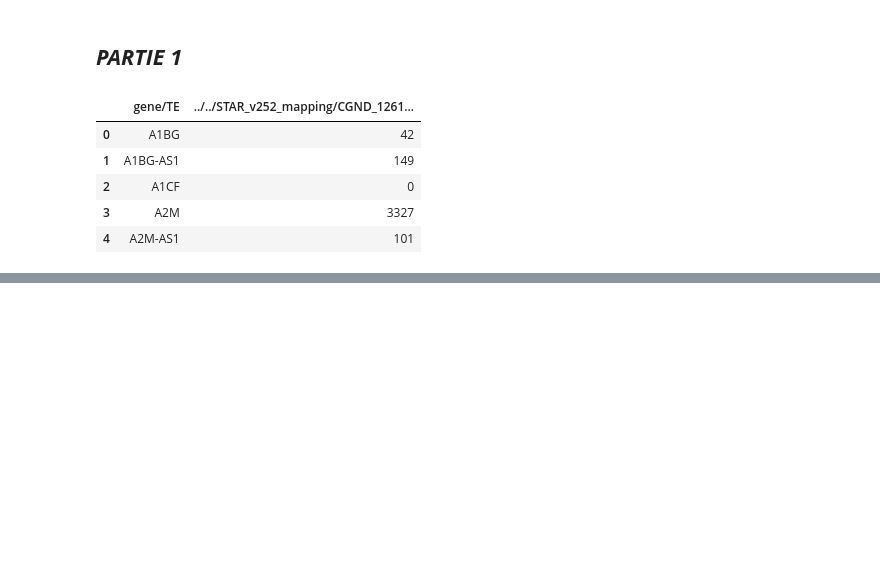
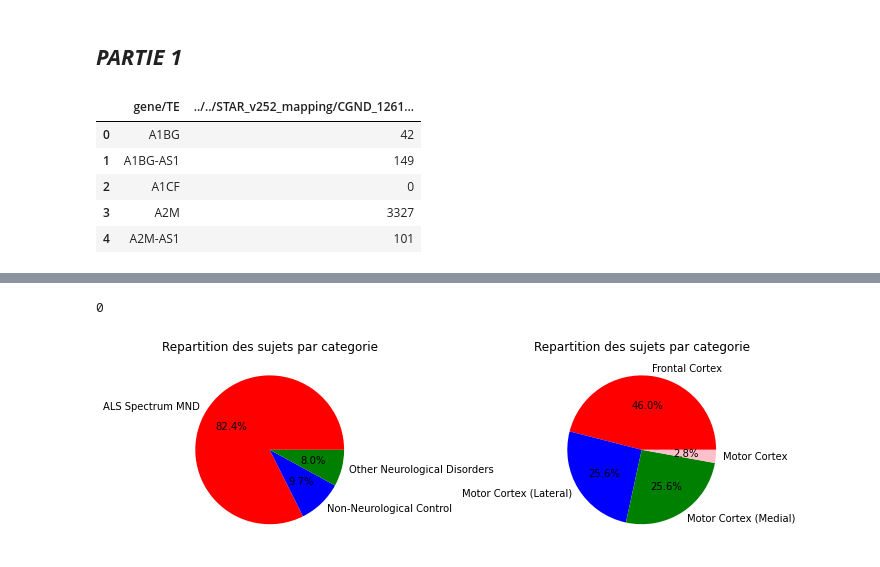
Before and after one commit to SamSamV/Bio-info, a Jupyter notebook: main.ipynb, the cells around one changed output, grey strips where cells are left out. Cells and saved outputs as stored; diff of their text form; code cells hidden in the pictures; blank space fills up the shorter version.

```diff
--- a/main.ipynb
+++ b/main.ipynb
@@ -243,0 +278,43 @@ plt.plot(val)
+# %%
+class MyDataFrame2:
+
+    def __init__(self, folder_path):
+        self.__data_matrix = []
+
+    def get_data_matrix(self):
+        return self.__data_matrix
+
+    def set_data_matrix(self,dataFrame):
+        self.__data_matrix = dataFrame
+
+    def is_positive(self,index):
+        if "ALS" in self.get_data_matrix().loc[index, "sample group"]:
+            return 1
+        else:
+            return 0
+
+    def is_positive2(self,index):
+        if "sALS" in self.get_data_matrix().loc[index, "diagnosis"]:
+            return 1
+        else:
+            return 0
+
+    def represent_both(self):
+        fig, axes = plt.subplots(nrows=1, ncols=2, figsize=(10, 5))
+
+        # Plot the first figure on the left side
+        counts = self.__data_matrix['sample group'].value_counts(normalize=True)*100
+        axes[0].pie(counts.values, labels = counts.index, autopct='%1.1f%%',colors=['red','blue','green'])
+        axes[0].set_title('Repartition des sujets par categorie')
+
+        # Plot the second figure on the right side
+        counts = self.__data_matrix['cns subregion'].value_counts(normalize=True)*100
+        axes[1].pie(counts.values, labels= counts.index, autopct='%1.1f%%', colors=['red','blue','green','pink'])
+        axes[1].set_title('Repartition des sujets par categorie')
+        fig.subplots_adjust(wspace=1)
+        plt.show()
+# %%
+data2 = MyDataFrame2("Data1")
+data2.get_data_matrix()
+data2.set_data_matrix(df)
+data2.get_data_matrix()
@@ -243,0 +335,8 @@ plt.plot(val)
+# %%
+data2.is_positive(150)
+# %% [output]
+0
+# %%
+data2.represent_both()
+# %% [output]
+[figure, added]
```
Also changed, not shown: parts of 70 cells of this notebook, 40 other files.
